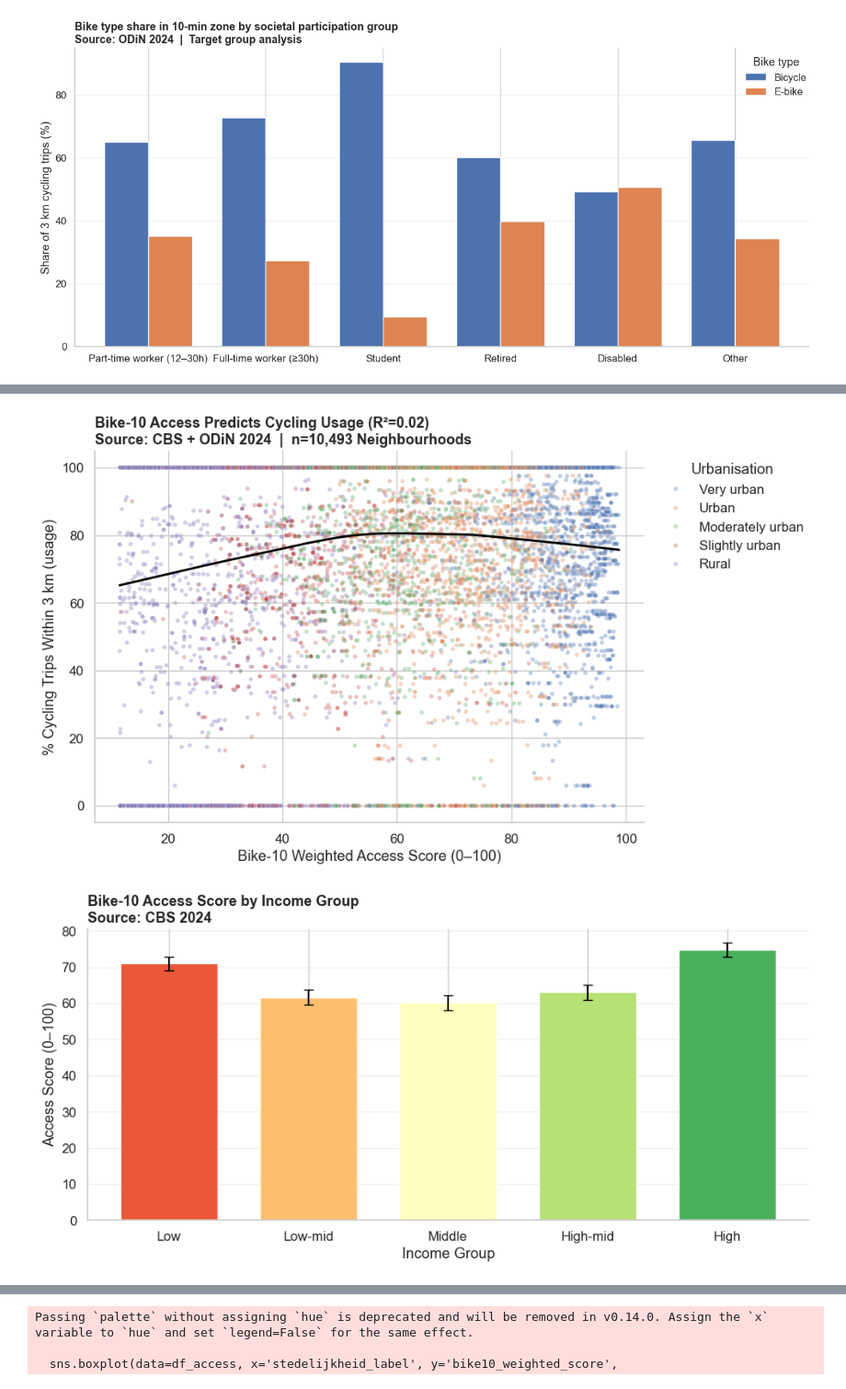
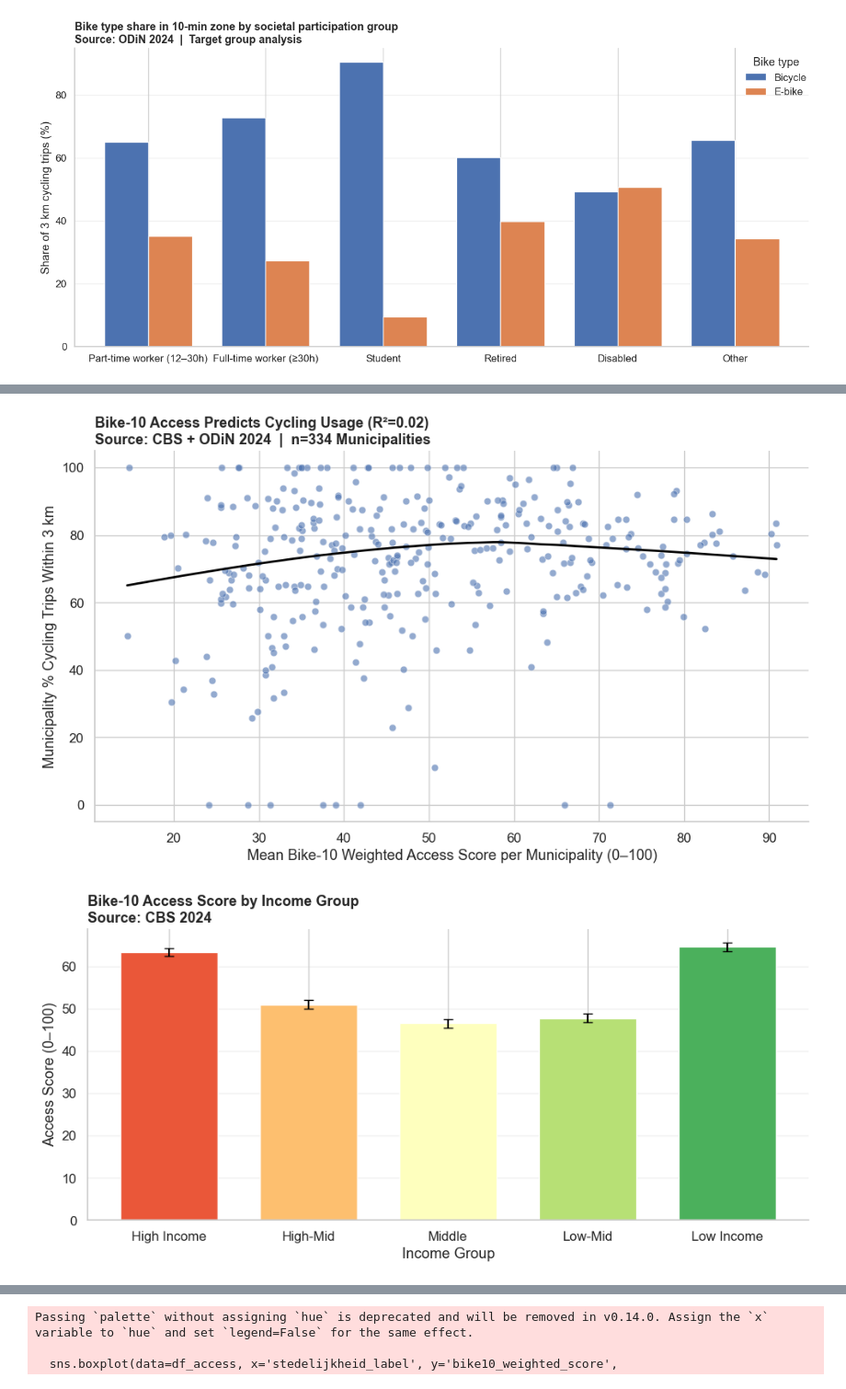
Before and after one commit to carmenkohler/1BM130, a Jupyter notebook: Daan_dataexploration.ipynb, the cells around one changed output, grey strips where cells are left out. Shown at 92% size. Saved outputs shown, nothing was run; the diff lists cells and outputs as text; code cells hidden in the pictures.

Commit message:
Added new plots, changed merge logic a bit

```diff
--- a/Daan_dataexploration.ipynb
+++ b/Daan_dataexploration.ipynb
@@ -694,54 +678,56 @@ df.head()
 # %%
-
 df_access = df[
     (df['a_inw'] >= 200) &
     (df['bike10_weighted_score'].notna())
 ].copy()
 
-# Add your Affluence Decile to df_access
-df_access['income_decile'] = pd.qcut(
-    pd.to_numeric(df_access['g_ink_pi'], errors='coerce'),
+# income quintile to df_access
+df_access['income_quintile'] = pd.qcut(
+    pd.to_numeric(df_access['p_ink_li'], errors='coerce'),
     q=5,
-    labels=['Low', 'Low-mid', 'Middle', 'High-mid', 'High']
+    labels=['High Income', 'High-Mid', 'Middle', 'Low-Mid', 'Low Income']
 )
+income_order = ['High Income', 'High-Mid', 'Middle', 'Low-Mid', 'Low Income']
 df_access['stedelijkheid_label'] = df_access['ste_mvs'].map({
     1: 'Very urban', 2: 'Urban', 3: 'Moderately urban', 4: 'Slightly urban', 5: 'Rural'
 })
 
-# 2. Paired Data (Intersected coverage: Use ONLY when plotting Usage)
+# Paired Data
 df_paired = df_access[df_access['pct_within_3km'].notna()].copy()
 # %%
 from scipy.stats import pearsonr
 
-# Fig 13: Access predicts cycling usage
-r2 = pearsonr(df_paired['bike10_weighted_score'], df_paired['pct_within_3km'])[0]**2
+# Fig 13: Access predicts cycling usage (Aggregated to Municipality Level)
+df_mun = df_paired.groupby('gm_naam', observed=True).agg(
+    bike10_weighted_score_mean=('bike10_weighted_score', 'mean'),
+    pct_within_3km=('pct_within_3km', 'mean') # Same for all buurten in municipality
+).dropna()
+
+r2 = pearsonr(df_mun['bike10_weighted_score_mean'], df_mun['pct_within_3km'])[0]**2
 
 fig, ax = plt.subplots(figsize=(10, 6))
-sns.scatterplot(data=df_paired, x='bike10_weighted_score', y='pct_within_3km',
-                hue='stedelijkheid_label', alpha=0.35, s=15, ax=ax,
-                hue_order=['Very urban','Urban','Moderately urban','Slightly urban','Rural'])
-sns.regplot(data=df_access, x='bike10_weighted_score', y='pct_within_3km',
+sns.scatterplot(data=df_mun, x='bike10_weighted_score_mean', y='pct_within_3km', alpha=0.6, s=40, ax=ax)
+sns.regplot(data=df_mun, x='bike10_weighted_score_mean', y='pct_within_3km',
             scatter=False, lowess=True, color='black', line_kws={'lw':2}, ax=ax)
-ax.set_title(f'Bike-10 Access Predicts Cycling Usage (R²={r2:.2f})\nSource: CBS + ODiN 2024  |  n={len(df_access):,} Neighbourhoods',
+ax.set_title(f'Bike-10 Access Predicts Cycling Usage (R²={r2:.2f})\nSource: CBS + ODiN 2024  |  n={len(df_mun):,} Municipalities',
              fontsize=13, fontweight='bold', loc='left')
-ax.set_xlabel('Bike-10 Weighted Access Score (0–100)')
-ax.set_ylabel('% Cycling Trips Within 3 km (usage)')
-ax.legend(title='Urbanisation', bbox_to_anchor=(1.01,1), frameon=False)
+ax.set_xlabel('Mean Bike-10 Weighted Access Score per Municipality (0–100)')
+ax.set_ylabel('Municipality % Cycling Trips Within 3 km')
 ax.spines[['top','right']].set_visible(False)
 plt.tight_layout()
 plt.savefig('fig13_access_usage_scatter.png', dpi=150)
 plt.show()
 
-# Fig 14: Bike-10 access by income decile
-acc_dec = (df_access.groupby('income_decile', observed=True)['bike10_weighted_score']
+# Fig 14: Bike-10 access by income quintile
+acc_dec = (df_access.groupby('income_quintile', observed=True)['bike10_weighted_score']
            .agg(['mean','sem']).reset_index())
 acc_dec['ci95'] = acc_dec['sem'] * 1.96
 
 
 fig, ax = plt.subplots(figsize=(10, 5))
-bars = ax.bar(acc_dec['income_decile'], acc_dec['mean'],
+bars = ax.bar(acc_dec['income_quintile'], acc_dec['mean'],
               color=sns.color_palette('RdYlGn', len(acc_dec)), edgecolor='white', width=0.7)
-ax.errorbar(acc_dec['income_decile'], acc_dec['mean'],
+ax.errorbar(acc_dec['income_quintile'], acc_dec['mean'],
             yerr=acc_dec['ci95'], fmt='none', color='black', capsize=4)
 ax.set_title('Bike-10 Access Score by Income Group \nSource: CBS 2024',
              fontsize=13, fontweight='bold', loc='left')
@@ -753,17 +739,17 @@ plt.tight_layout()
 plt.savefig('fig14_access_by_income.png', dpi=150)
 plt.show()
 
-# Fig 15: Neighbourhood-level cycling usage by income decile
-use_dec = (df_paired.groupby('income_decile', observed=True)['pct_within_3km']
+# Fig 15: Municipality-level cycling usage by income quintile
+use_dec = (df_paired.groupby('income_quintile', observed=True)['pct_within_3km']
            .agg(['mean','sem']).reset_index())
 use_dec['ci95'] = use_dec['sem'] * 1.96
 
 fig, ax = plt.subplots(figsize=(10, 5))
-bars = ax.bar(use_dec['income_decile'], use_dec['mean'],
+bars = ax.bar(use_dec['income_quintile'], use_dec['mean'],
               color=sns.color_palette('RdYlGn', len(use_dec)), edgecolor='white', width=0.7)
-ax.errorbar(use_dec['income_decile'], use_dec['mean'],
+ax.errorbar(use_dec['income_quintile'], use_dec['mean'],
             yerr=use_dec['ci95'], fmt='none', color='black', capsize=4)
-ax.set_title('Neighbourhood-Level Cycling Usage by Income Group\nSource: CBS + ODiN 2024  |  Neighbourhood aggregation',
+ax.set_title('Municipality-Level Cycling Usage by Income Group\nSource: CBS + ODiN 2024  |  Neighbourhood aggregation',
              fontsize=13, fontweight='bold', loc='left')
 ax.set_xlabel('Income Group')
 ax.set_ylabel('% Cycling Trips Within 3 km')
@@ -774,18 +760,18 @@ plt.savefig('fig15_usage_by_income_buurt.png', dpi=150)
 plt.show()
 
 # Fig 16: Bike-10 vs Walk-15 access by income
-reach = (df_access.groupby('income_decile', observed=True)
+reach = (df_access.groupby('income_quintile', observed=True)
          .agg(bike10=('bike10_weighted_score','mean'),
               walk15=('walk15_weighted_score','mean'))
          .reset_index())
 
 
 fig, ax = plt.subplots(figsize=(10, 5))
-ax.plot(reach['income_decile'], reach['bike10'], marker='o', color=COLORS[1],
+ax.plot(reach['income_quintile'], reach['bike10'], marker='o', color=COLORS[1],
         lw=2.5, label='Bike-10 access')
-ax.plot(reach['income_decile'], reach['walk15'], marker='s', color=COLORS[2],
+ax.plot(reach['income_quintile'], reach['walk15'], marker='s', color=COLORS[2],
         lw=2.5, linestyle='--', label='Walk-15 access')
-ax.fill_between(reach['income_decile'], reach['walk15'], reach['bike10'],
+ax.fill_between(reach['income_quintile'], reach['walk15'], reach['bike10'],
                 alpha=0.12, color='green', label='Extra reach from cycling')
 ax.set_title('Bike-10 vs Walk-15 Access by Income Group \nSource: CBS + buurt_to_buurt 2024',
              fontsize=13, fontweight='bold', loc='left')
@@ -793,32 +779,32 @@ ax.set_xlabel('Income Group')
 ax.set_ylabel('Weighted Access Score (0–100)')
 ax.legend(frameon=False)
 ax.spines[['top','right']].set_visible(False)
 ax.grid(axis='y', alpha=0.3)
 plt.tight_layout()
 plt.savefig('fig16_bike_vs_walk_access.png', dpi=150)
 plt.show()
 
 # Fig 17: Top/bottom 10 municipalities by bike-10 access
 mun = (df_access.groupby('gm_naam', observed=True)['bike10_weighted_score']
        .mean().sort_values())
 bottom10 = mun.head(10)
 top10    = mun.tail(10).sort_values(ascending=False)
 ranked   = pd.concat([top10, bottom10])
 colors   = ['steelblue']*10 + ['tomato']*10
 
 fig, ax = plt.subplots(figsize=(10, 10))
 bars = ax.barh(ranked.index, ranked.values, color=colors, edgecolor='white')
 ax.axvline(mun.median(), ls='--', color='black', lw=1.5, label=f'National median ({mun.median():.1f})')
 ax.set_xlabel('Mean Bike-10 Access Score (0-100)')
 ax.set_title('Top & Bottom 10 Municipalities by Local Cycling Access \nSource: CBS + buurt_to_buurt 2024',
              fontsize=13, fontweight='bold', loc='left')
 ax.legend(frameon=False)
 ax.spines[['top','right','left']].set_visible(False)
 ax.grid(axis='x', alpha=0.3)
 ax.invert_yaxis()
 plt.tight_layout()
 plt.savefig('fig17_municipality_ranking.png', dpi=150)
 plt.show()
 # %% [output]
-[figure, old version]
+[figure, new version]
-[figure, old version]
+[figure, new version]
```
Also changed, not shown: parts of 9 cells of this notebook.
